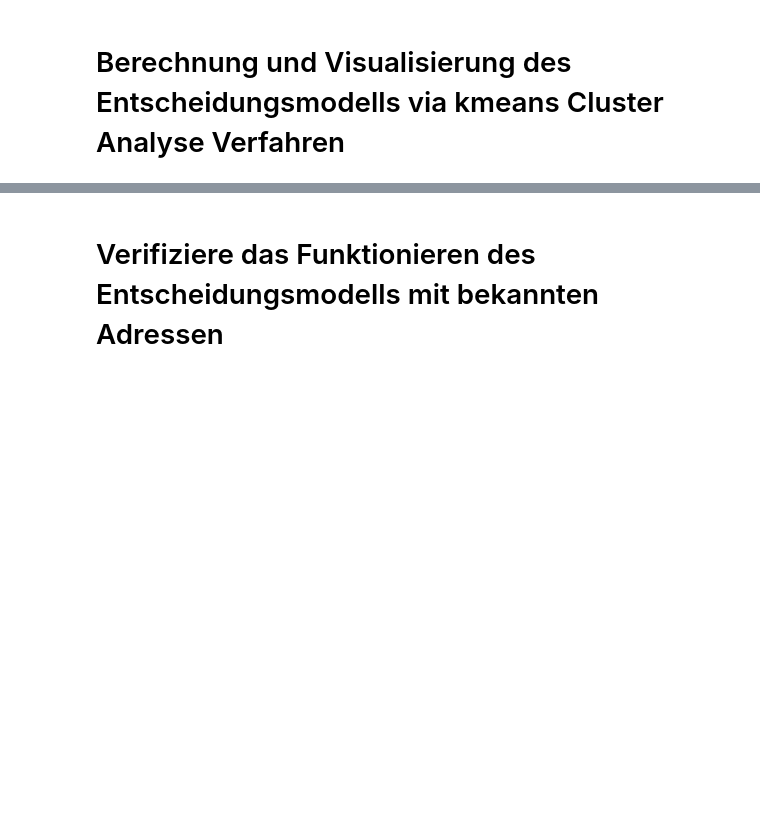
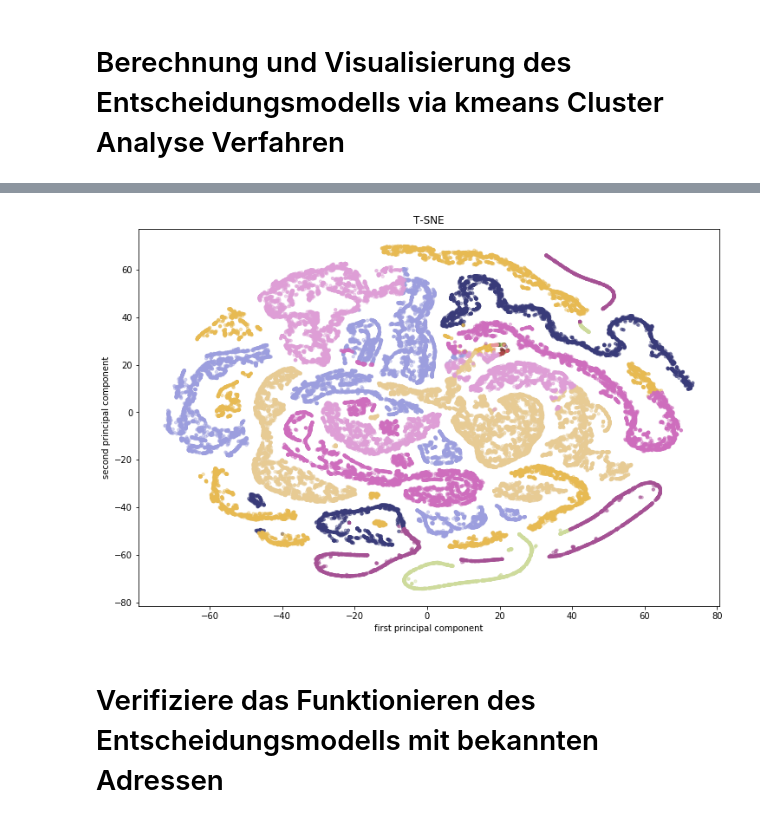
Before and after one commit to mgsgde/ethcluster, a Jupyter notebook: main.ipynb, the cells around one changed output, grey strips where cells are left out. Saved outputs shown, nothing was run; the diff lists cells and outputs as text; code cells hidden in the pictures; blank space fills up the shorter version.

```diff
--- a/main.ipynb
+++ b/main.ipynb
@@ -134,0 +185,22 @@ Based on calinski_harabasz_score the number of clusters should be 22
+# %%
+#subset results for tsne
+max_size = 20000
+subset_results = []
+lbls = []
+for c in np.unique(cl.labels_):
+    mask = (cl.labels_==c)
+    c_size = np.sum(mask)
+    if c_size < max_size:
+        lbls.extend(list(cl.labels_[cl.labels_==c]))
+        subset_results.append(results[mask])
+lbls=np.array(lbls)
+subset_results=np.vstack(subset_results)
+# %%
+import time
+from sklearn.manifold import TSNE
+
+time_start = time.time()
+tsne = TSNE(n_components=2, verbose=1, perplexity=40, n_iter=1000)
+tsne_results = tsne.fit_transform(subset_results)
+
+print('t-SNE done! Time elapsed: {} seconds'.format(time.time()-time_start))
@@ -135,3 +225,14 @@ Based on calinski_harabasz_score the number of clusters should be 22
+# %%
+plt.figure(figsize=(12,8))
+
+plt.scatter(tsne_results[:,0], tsne_results[:,1], s=10,c=lbls,cmap='tab20b', alpha=.4)
+
+plt.title('T-SNE')
+plt.xlabel('first principal component')
+plt.ylabel('second principal component')
+plt.show()
+# %% [output]
+[figure, added]
 # %% [markdown]
 # Verifiziere das Funktionieren des Entscheidungsmodells mit bekannten Adressen
 # %% [markdown]
```
Also changed, not shown: parts of 24 cells of this notebook, 1 other file.
